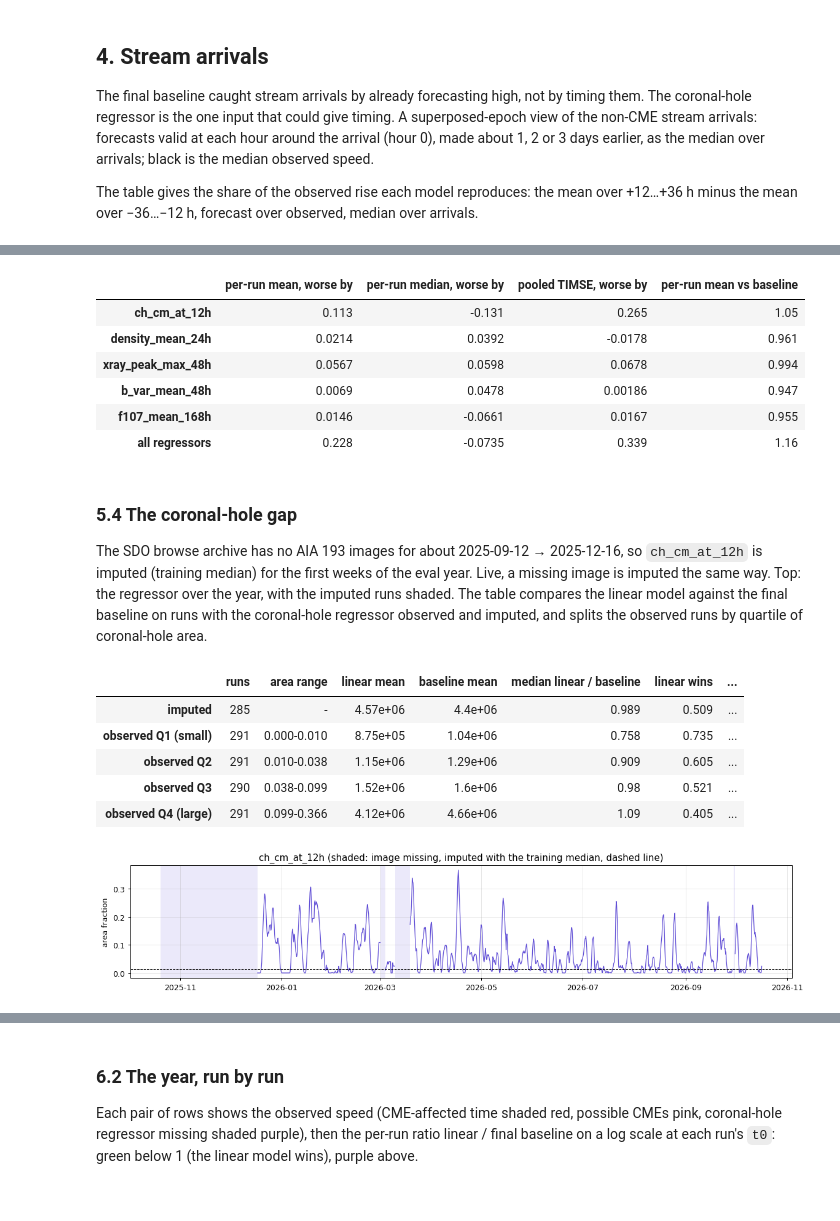
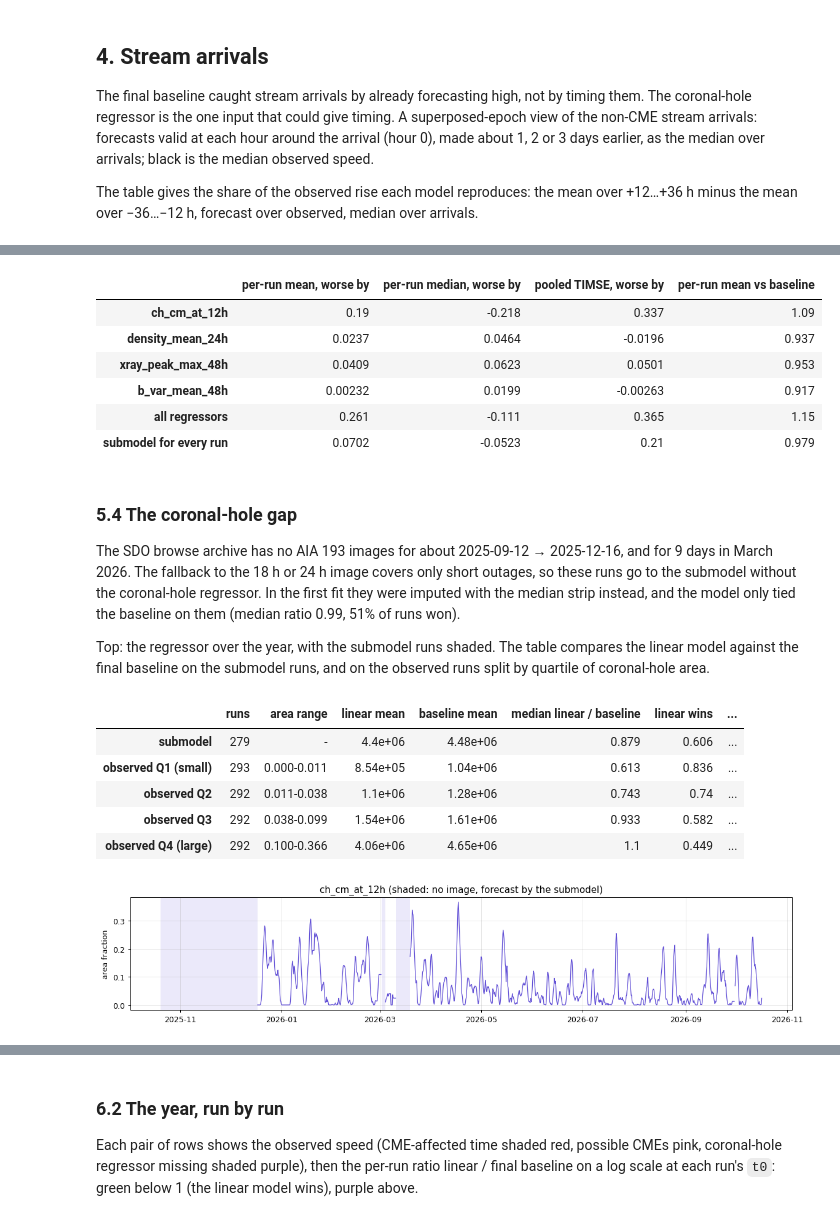
Before and after one commit to chingozhatinashe/benchlab-competition, a Jupyter notebook: src/experiments/linear_model.ipynb, the cells around one changed output, grey strips where cells are left out. Saved outputs shown, nothing was run; the diff lists cells and outputs as text; code cells hidden in the pictures.

```diff
--- a/src/experiments/linear_model.ipynb
+++ b/src/experiments/linear_model.ipynb
@@ -111,9 +115,10 @@ forecasts = {
     "final_baseline": FinalBaseline.load().forecast(values, pos),
     "persistence": np.repeat(last_observed(values, pos)[:, None], HORIZON, 1),
 }
-i = 700
-assert np.allclose(model.predict(series.iloc[: pos[i]], dict(zip(FEATURES, x[i], strict=True))),
-                   forecasts["linear_model"][i])
+submodel = pd.Series(model.uses_fallback(x), index=t0s)
+for i in (700, int(np.flatnonzero(submodel)[10])):
+    row = dict(zip(FEATURES, x[i], strict=True))
+    assert np.allclose(model.predict(series.iloc[: pos[i]], row), forecasts["linear_model"][i])
 
 residuals = {m: actual - f for m, f in forecasts.items()}
 run_scores = pd.DataFrame({m: run_timse(forecasts[m], actual) for m in MODELS}, index=t0s)
@@ -133,6 +138,7 @@ overall = pd.DataFrame({
     for m in MODELS
 }).T
 print(f"{len(t0s)} runs; linear beats the final baseline in {(vs_base < 1).mean():.0%} of runs")
-print("regressors imputed (share of runs):", imputed.mean().round(3).to_dict())
+print("regressors missing (share of runs):", imputed.mean().round(3).to_dict())
+print(f"runs forecast by the submodel (no coronal-hole image): {submodel.mean():.1%}")
 fmt(overall)
 # %% [output]
@@ -497,10 +505,15 @@ for name, color in zip(speed_names, ["#2a78d6", "#eb6834", "#eda100"], strict=Tr
 axes[0].axhline(0, color="k", lw=0.8)
 axes[0].set(xlabel="lead (h)", ylabel="coefficient (km/s per km/s)", title="Speed terms")
 axes[0].legend(fontsize=8)
-feat_colors = dict(zip(FEATURES, ["#6250d6", "#1baf7a", "#e34948", "#52514e", "#e87ba4"],
-                       strict=True))
+palette = ["#6250d6", "#1baf7a", "#e34948", "#52514e", "#e87ba4", "#eda100"]
+feat_colors = dict(zip(FEATURES, palette, strict=False))
+sub_model = model.fallback
+sub_cols = 1 + sub_model.config.n_speed
 for name in FEATURES:
     axes[1].plot(lead, coef[name], color=feat_colors[name], lw=1.6, label=name)
+    if name in sub_model.config.features:
+        j = sub_cols + sub_model.config.features.index(name)
+        axes[1].plot(lead, sub_model.coef[:, j], color=feat_colors[name], lw=1.1, ls="--")
 axes[1].axhline(0, color="k", lw=0.8)
 axes[1].set(xlabel="lead (h)", ylabel="km/s per standard deviation", title="Regressors")
 axes[1].legend(fontsize=8)
@@ -525,6 +538,7 @@ contribution at 24 h and 72 h lead by regime, and the spread (standard deviation
 If a regressor separates the regimes, its contribution should be negative in slow wind (pulling
 the forecast down) and positive before stream arrivals.
 # %%
+main_runs = ~submodel.to_numpy()
 z = (model.impute(x) - model.x_mean) / model.x_std
 n_lead_cols = 1 + cfg.n_speed
 contrib = {name: z[:, [j]] * model.coef[None, :, n_lead_cols + j]
@@ -533,8 +547,8 @@ contrib["all regressors"] = sum(contrib.values())
 rows = {}
 for name, c in contrib.items():
     for k in (24, 72):
-        row = {g: c[(regime == g).to_numpy(), k - 1].mean() for g in ev.REGIMES}
-        row["std over runs"] = c[:, k - 1].std()
+        row = {g: c[(regime == g).to_numpy() & main_runs, k - 1].mean() for g in ev.REGIMES}
+        row["std over runs"] = c[main_runs, k - 1].std()
         rows[(name, f"{k} h")] = row
 fmt(pd.DataFrame(rows).T)
 # %% [output]
@@ -567,10 +581,12 @@ def scores(f):
 
 full = scores(forecasts["linear_model"])
 rows = {}
-for j, name in enumerate([*FEATURES, "all regressors"]):
+for j, name in enumerate([*FEATURES, "all regressors", "submodel for every run"]):
     xa = x.copy()
     if name == "all regressors":
         xa[:] = model.medians
+    elif name == "submodel for every run":
+        xa[:, [FEATURES.index(f) for f in cfg.optional]] = np.nan
     else:
         xa[:, j] = model.medians[j]
     s = scores(model.forecast(values, pos, xa))
@@ -581,55 +597,58 @@ for j, name in enumerate([*FEATURES, "all regressors"]):
 fmt(pd.DataFrame(rows).T)
 # %% [output]
 |  | per-run mean, worse by | per-run median, worse by | pooled TIMSE, worse by | per-run mean vs baseline |
-| ch_cm_at_12h | 0.113 | -0.131 | 0.265 | 1.05 |
-| density_mean_24h | 0.0214 | 0.0392 | -0.0178 | 0.961 |
-| xray_peak_max_48h | 0.0567 | 0.0598 | 0.0678 | 0.994 |
-| b_var_mean_48h | 0.0069 | 0.0478 | 0.00186 | 0.947 |
-| f107_mean_168h | 0.0146 | -0.0661 | 0.0167 | 0.955 |
-| all regressors | 0.228 | -0.0735 | 0.339 | 1.16 |
+| ch_cm_at_12h | 0.19 | -0.218 | 0.337 | 1.09 |
+| density_mean_24h | 0.0237 | 0.0464 | -0.0196 | 0.937 |
+| xray_peak_max_48h | 0.0409 | 0.0623 | 0.0501 | 0.953 |
+| b_var_mean_48h | 0.00232 | 0.0199 | -0.00263 | 0.917 |
+| all regressors | 0.261 | -0.111 | 0.365 | 1.15 |
+| submodel for every run | 0.0702 | -0.0523 | 0.21 | 0.979 |
 # %% [markdown]
 ### 5.4 The coronal-hole gap
 
-The SDO browse archive has no AIA 193 images for about 2025-09-12 → 2025-12-16, so
-`ch_cm_at_12h` is imputed (training median) for the first weeks of the eval year. Live, a missing
-image is imputed the same way. Top: the regressor over the year, with the imputed runs shaded.
-The table compares the linear model against the final baseline on runs with the coronal-hole
-regressor observed and imputed, and splits the observed runs by quartile of coronal-hole area.
+The SDO browse archive has no AIA 193 images for about 2025-09-12 → 2025-12-16, and for 9 days in
+March 2026. The fallback to the 18 h or 24 h image covers only short outages, so these runs go to
+the submodel without the coronal-hole regressor. In the first fit they were imputed with the
+median strip instead, and the model only tied the baseline on them (median ratio 0.99, 51% of runs
+won).
+
+Top: the regressor over the year, with the submodel runs shaded. The table compares the linear
+model against the final baseline on the submodel runs, and on the observed runs split by quartile
+of coronal-hole area.
 # %%
 ch = table["ch_cm_at_12h"]
-ch_missing = imputed["ch_cm_at_12h"]
+ch_missing = submodel
 fig, ax = plt.subplots(figsize=(13, 2.8))
 ax.plot(ch.index, ch, color="#6250d6", lw=1)
 for s, e in ev._runs(ch_missing.to_numpy()):
     ax.axvspan(t0s[s], t0s[e - 1] + pd.Timedelta(hours=6), **GAP_SPAN)
-ax.axhline(model.medians[FEATURES.index("ch_cm_at_12h")], color="k", lw=0.8, ls="--")
-ax.set(ylabel="area fraction", title="ch_cm_at_12h (shaded: image missing, imputed with the "
-       "training median, dashed line)")
+ax.set(ylabel="area fraction",
+       title="ch_cm_at_12h (shaded: no image, forecast by the submodel)")
 fig.tight_layout()
 
-groups_ch = pd.Series(np.where(ch_missing, "imputed", ""), index=t0s, dtype=object)
+groups_ch = pd.Series(np.where(ch_missing, "submodel", ""), index=t0s, dtype=object)
 groups_ch[~ch_missing] = pd.qcut(ch[~ch_missing], 4,
                                  labels=["observed Q1 (small)", "observed Q2", "observed Q3",
                                          "observed Q4 (large)"]).astype(str)
 rows = {}
-for g in ["imputed", "observed Q1 (small)", "observed Q2", "observed Q3", "observed Q4 (large)"]:
+for g in ["submodel", "observed Q1 (small)", "observed Q2", "observed Q3", "observed Q4 (large)"]:
     sel = (groups_ch == g).to_numpy()
     rows[g] = {"runs": int(sel.sum()),
-               "area range": f"{ch[sel].min():.3f}-{ch[sel].max():.3f}" if g != "imputed"
+               "area range": f"{ch[sel].min():.3f}-{ch[sel].max():.3f}" if g != "submodel"
                else "-",
                "linear mean": run_scores.loc[sel, "linear_model"].mean(),
                "baseline mean": run_scores.loc[sel, "final_baseline"].mean(),
                "median linear / baseline": vs_base[sel].median(),
                "linear wins": (vs_base[sel] < 1).mean(),
                "mean residual 72 h, linear": np.nanmean(residuals["linear_model"][sel, 71]),
                "mean residual 72 h, baseline": np.nanmean(residuals["final_baseline"][sel, 71])}
 fmt(pd.DataFrame(rows).T)
 # %% [output]
 |  | runs | area range | linear mean | baseline mean | median linear / baseline | linear wins | ... |
-| imputed | 285 | - | 4.57e+06 | 4.4e+06 | 0.989 | 0.509 | ... |
-| observed Q1 (small) | 291 | 0.000-0.010 | 8.75e+05 | 1.04e+06 | 0.758 | 0.735 | ... |
-| observed Q2 | 291 | 0.010-0.038 | 1.15e+06 | 1.29e+06 | 0.909 | 0.605 | ... |
-| observed Q3 | 290 | 0.038-0.099 | 1.52e+06 | 1.6e+06 | 0.98 | 0.521 | ... |
-| observed Q4 (large) | 291 | 0.099-0.366 | 4.12e+06 | 4.66e+06 | 1.09 | 0.405 | ... |
+| submodel | 279 | - | 4.4e+06 | 4.48e+06 | 0.879 | 0.606 | ... |
+| observed Q1 (small) | 293 | 0.000-0.011 | 8.54e+05 | 1.04e+06 | 0.613 | 0.836 | ... |
+| observed Q2 | 292 | 0.011-0.038 | 1.1e+06 | 1.28e+06 | 0.743 | 0.74 | ... |
+| observed Q3 | 292 | 0.038-0.099 | 1.54e+06 | 1.61e+06 | 0.933 | 0.582 | ... |
+| observed Q4 (large) | 292 | 0.100-0.366 | 4.06e+06 | 4.65e+06 | 1.1 | 0.449 | ... |
-[figure, old version]
+[figure, new version]
 # %% [markdown]
```
Also changed, not shown: parts of 24 cells of this notebook.
